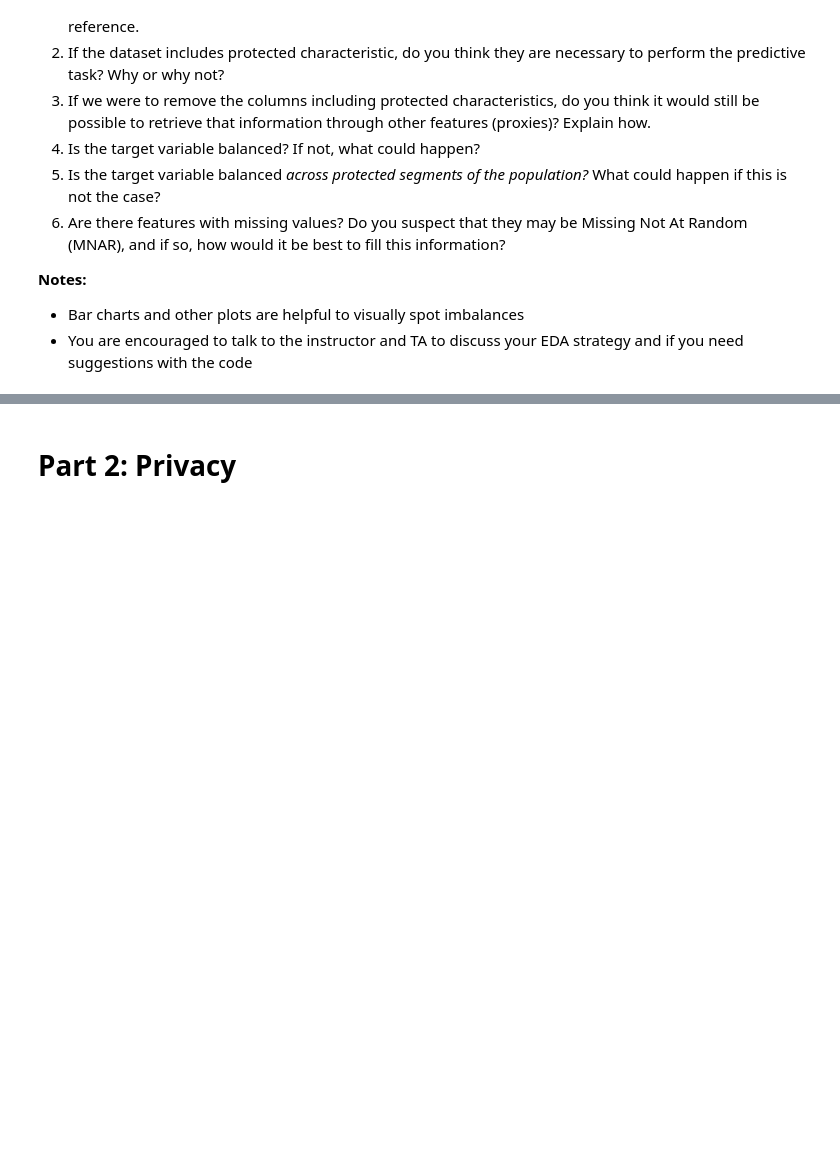
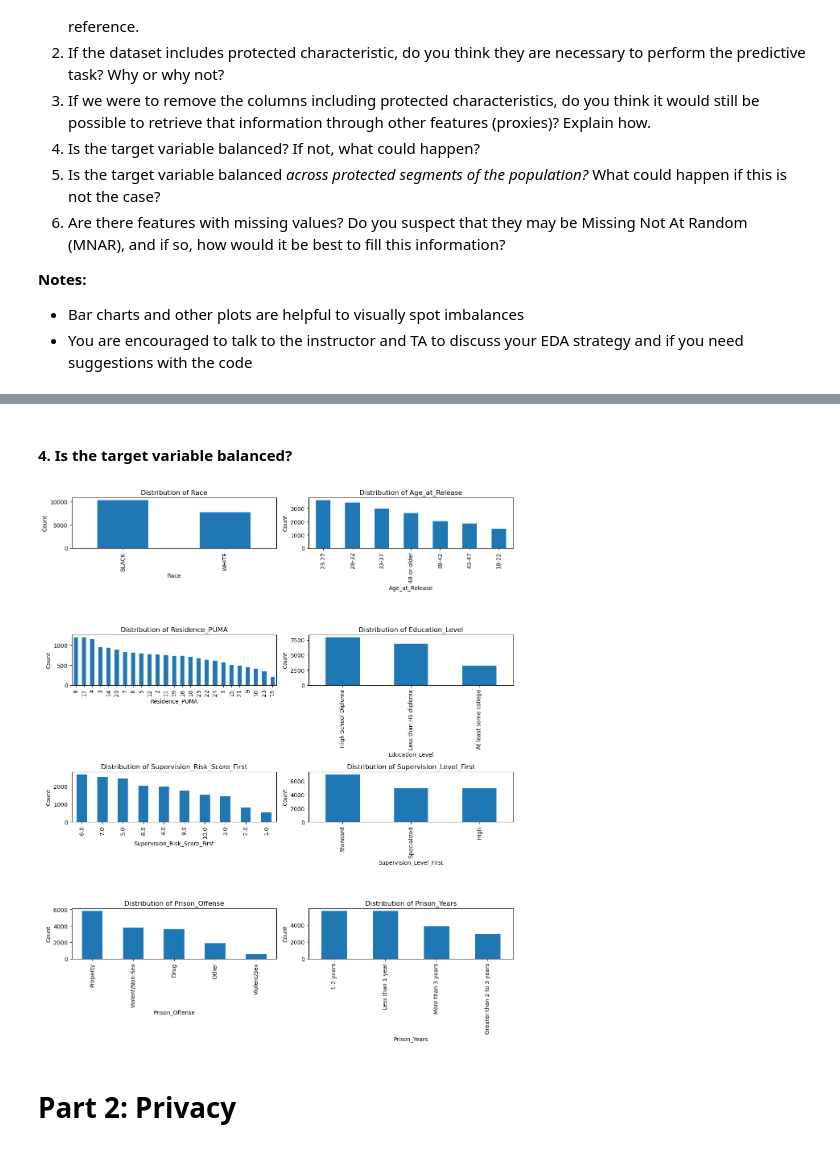
Before and after one commit to RaymondZhang20/DSCI430, a Jupyter notebook: Module 2 assignment-1.ipynb, the cells around one changed output, grey strips where cells are left out. Saved outputs shown, nothing was run; the diff lists cells and outputs as text; code cells hidden in the pictures; blank space fills up the shorter version.

```diff
--- a/Module 2 assignment-1.ipynb
+++ b/Module 2 assignment-1.ipynb
@@ -178,3 +279,20 @@ You are free to use tools and functions of your choice to complete the EDA. Your
+# %% [markdown]
+#### 4. Is the target variable balanced?
+# %%
+plt.figure(figsize=(12, 14))
+columns_to_plot = ['Race', 'Age_at_Release', 'Residence_PUMA', 'Education_Level', 'Supervision_Risk_Score_First', 'Supervision_Level_First'
+                   , 'Prison_Offense', 'Prison_Years']
+for i, column in enumerate(columns_to_plot, 1):
+    plt.subplot(4, 2, i)
+    df[column].value_counts().plot(kind='bar')
+    plt.title(f'Distribution of {column}')
+    plt.xlabel(column)
+    plt.ylabel('Count')
+
+plt.tight_layout()
+plt.show()
+# %% [output]
+[figure, added]
 # %% [markdown]
 # Part 2: Privacy
 # %% [markdown]
```
Also changed, not shown: parts of 13 cells of this notebook.
